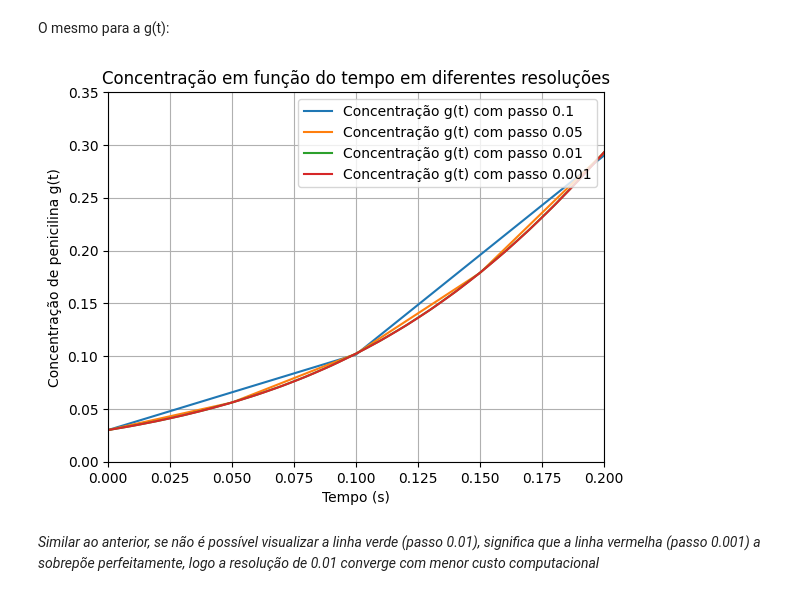
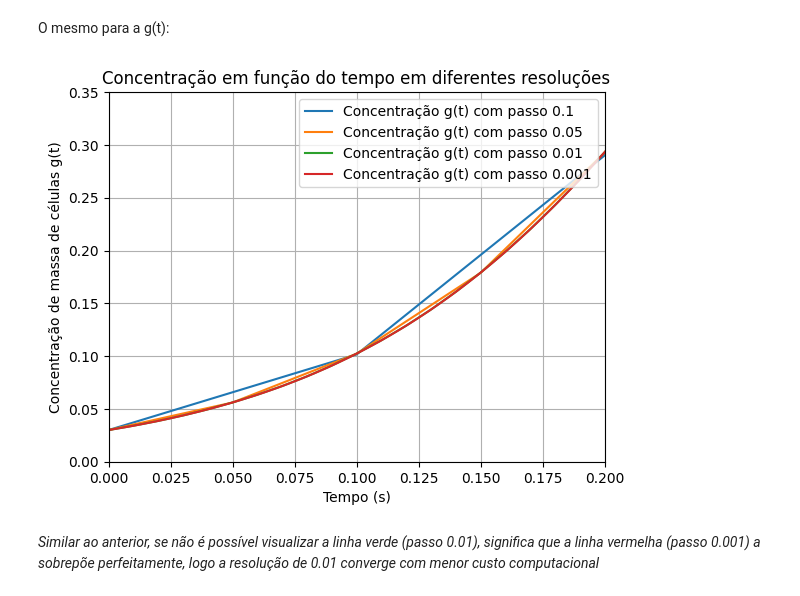
Before and after one commit to ViniciusCMB/Metodos_Num, a Jupyter notebook: 2025.2/trabalho1.ipynb, the cells around one changed output. Saved outputs shown, nothing was run; the diff lists cells and outputs as text; code cells hidden in the pictures.

```diff
--- a/2025.2/trabalho1.ipynb
+++ b/2025.2/trabalho1.ipynb
@@ -149,28 +147,28 @@ O mesmo para a g(t):
 # %%
 G_ini = 0.03
 F_ini = 0
 
 x0 = [G_ini, F_ini]
 
 dt_values = [0.1, 0.05, 0.01, 0.001]
 t = [np.arange(0, ts+dt, dt) for dt in dt_values]
 
 solucao = [rk4(sistema, x0, tempo) for tempo in t]
 
 for tempo, sol in zip(t, solucao):
     plt.plot(tempo, sol[:, 0], label=f'Concentração g(t) com passo {tempo[-1]/(len(tempo)-1)}')
 
 titulo = 'Concentração em função do tempo em diferentes resoluções'
 plt.title(titulo)
 plt.xlabel('Tempo (s)')
-plt.ylabel('Concentração de penicilina g(t)')
+plt.ylabel('Concentração de massa de células g(t)')
 plt.xlim(0, 0.2)
 plt.ylim(0, 0.35)
 plt.legend(loc='upper right')
 plt.grid()
 plt.show()
 # %% [output]
-[figure, old version]
+[figure, new version]
 # %% [markdown]
 _Similar ao anterior, se não é possível visualizar a linha verde (passo 0.01), significa que a linha vermelha (passo 0.001) a sobrepõe perfeitamente, logo a resolução de 0.01 converge com menor custo computacional_
 # %% [markdown]
```
Also changed, not shown: parts of 4 cells of this notebook, 1 other file.
